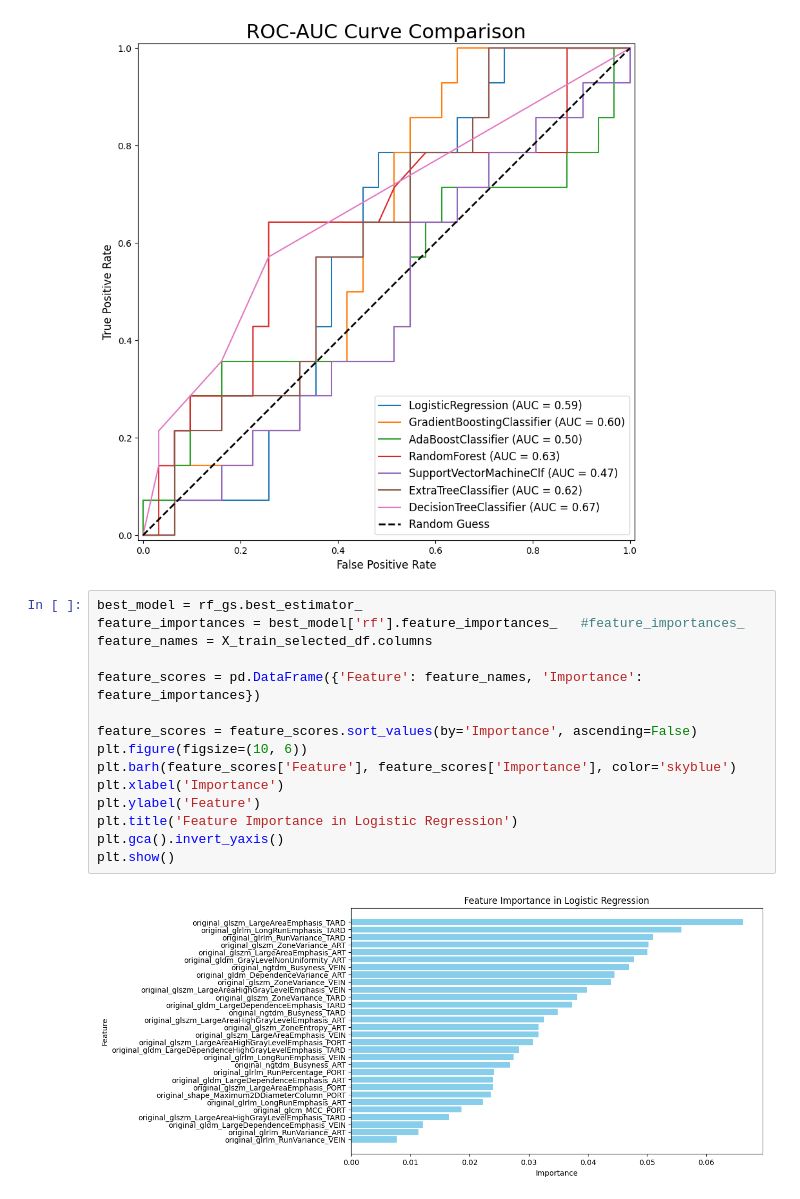
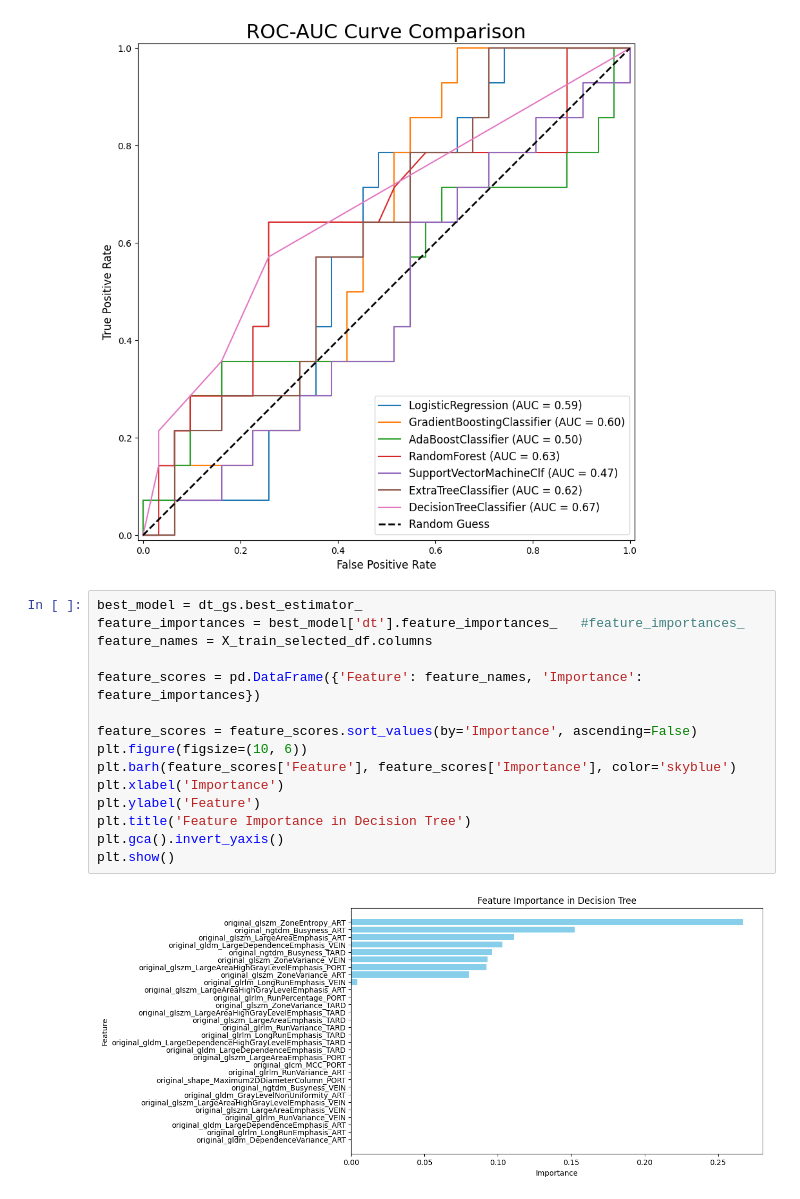
Before and after one commit to V1ncenttt/liver-cancer-survival-analysis, a Jupyter notebook: Classification_survival.ipynb, the cells around one changed output. Cells and saved outputs as stored; diff of their text form.

Commit message:
plot update

```diff
--- a/Classification_survival.ipynb
+++ b/Classification_survival.ipynb
@@ -1235,19 +1235,19 @@ roc_curve_plotter(dict_hp_selected)
 # %% [output]
 [figure]
 # %%
-best_model = rf_gs.best_estimator_
-feature_importances = best_model['rf'].feature_importances_   #feature_importances_
+best_model = dt_gs.best_estimator_
+feature_importances = best_model['dt'].feature_importances_   #feature_importances_
 feature_names = X_train_selected_df.columns
 
 feature_scores = pd.DataFrame({'Feature': feature_names, 'Importance': feature_importances})
 
 feature_scores = feature_scores.sort_values(by='Importance', ascending=False)
 plt.figure(figsize=(10, 6))
 plt.barh(feature_scores['Feature'], feature_scores['Importance'], color='skyblue')
 plt.xlabel('Importance')
 plt.ylabel('Feature')
-plt.title('Feature Importance in Logistic Regression')
+plt.title('Feature Importance in Decision Tree')
 plt.gca().invert_yaxis()
 plt.show()
 # %% [output]
-[figure, old version]
+[figure, new version]
```
